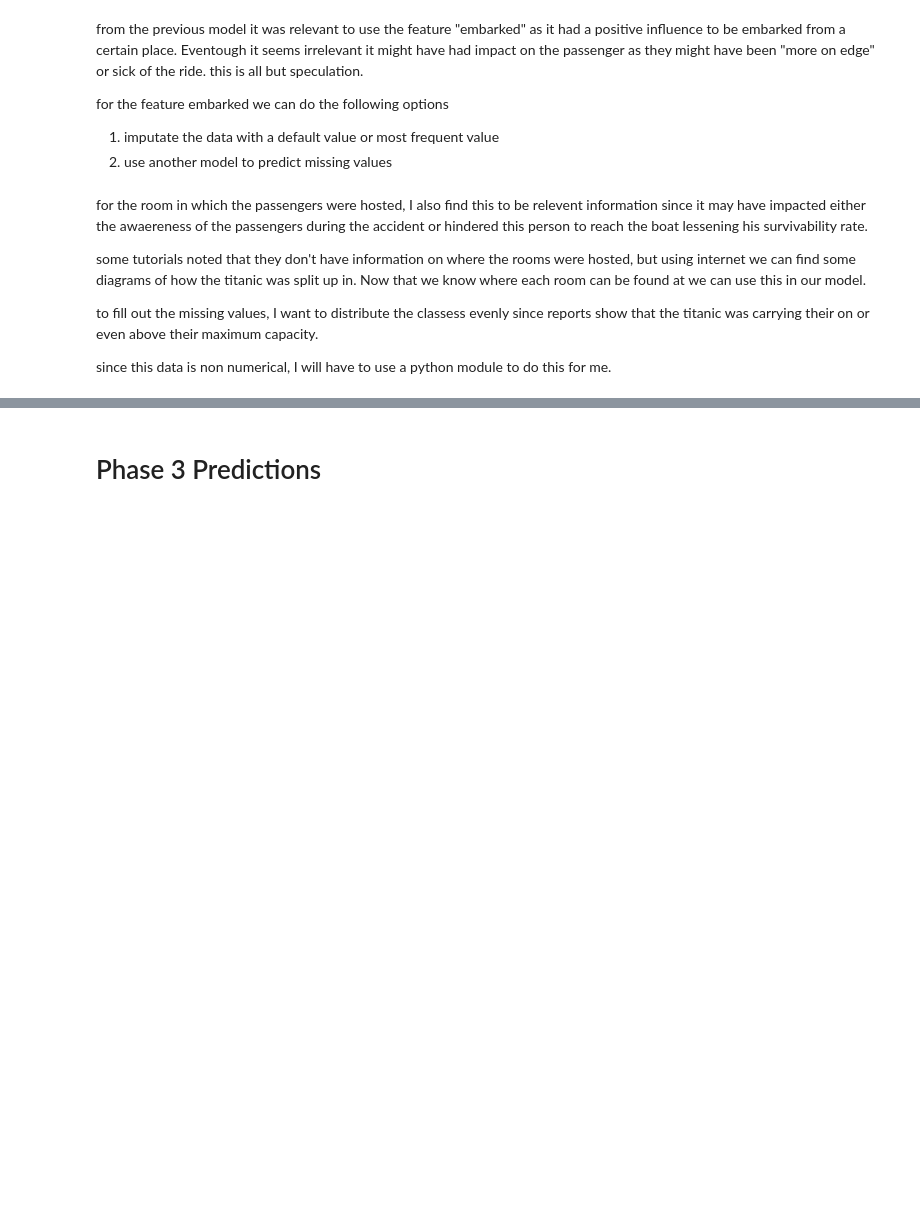
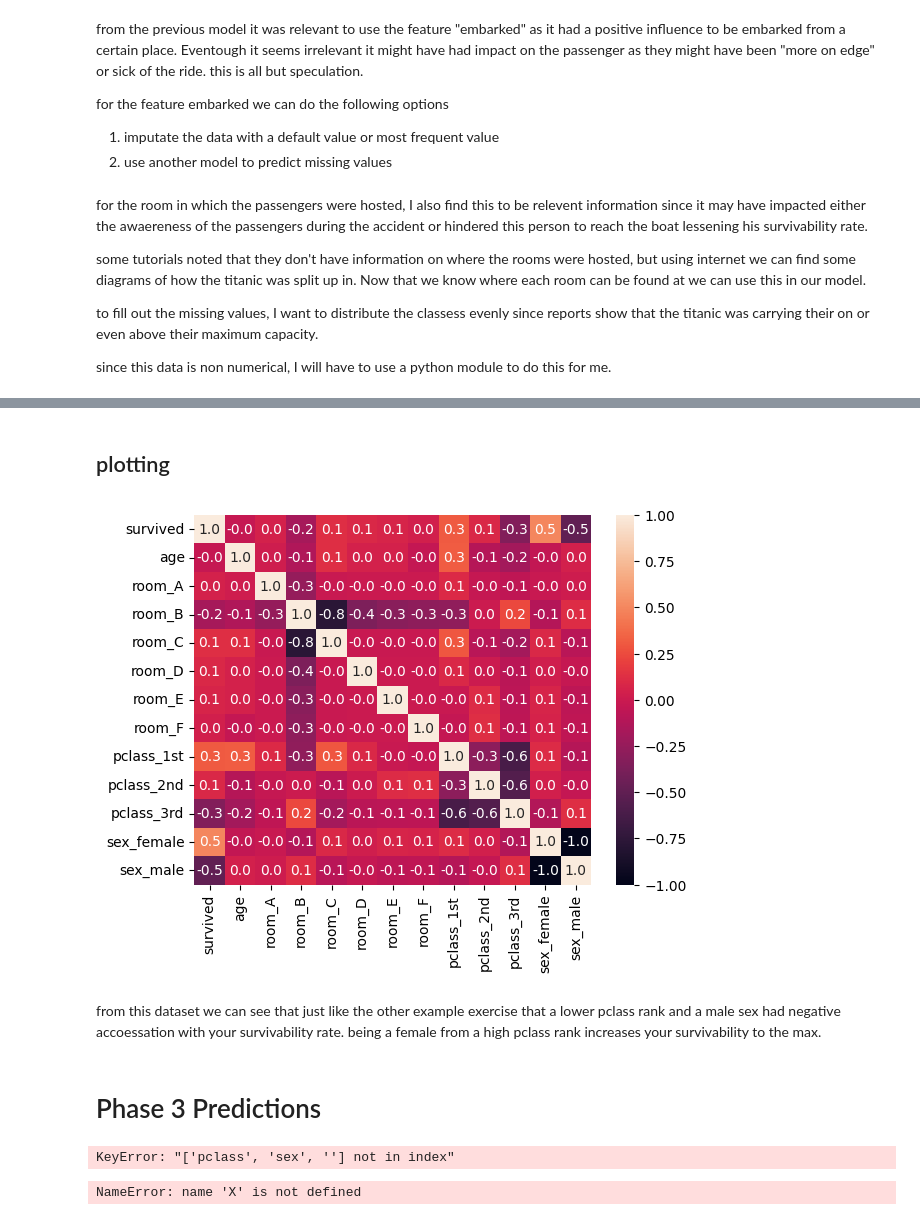
Before and after one commit to kerimcanguney/AI-Exercises, a Jupyter notebook: titanic/titanic 2.ipynb, the cells around one changed output, grey strips where cells are left out. Saved outputs shown, nothing was run; the diff lists cells and outputs as text; code cells hidden in the pictures; blank space fills up the shorter version.

```diff
--- a/titanic/titanic 2.ipynb
+++ b/titanic/titanic 2.ipynb
@@ -165,0 +156,4 @@ df
+# %%
+df = pandas.get_dummies(df, columns=['sex'])
+
+df.info()
@@ -166,2 +178,25 @@ df
+# %% [markdown]
+## plotting
+# %%
+correlations = df.corr()
+plot = seaborn.heatmap(correlations, cbar=True, annot=True, fmt=".1f")
+# %% [output]
+[figure, added]
+# %% [markdown]
+from this dataset we can see that just like the other example exercise that a lower pclass rank and a male sex had negative accoessation with your survivability rate. being a female from a high pclass rank increases your survivability to the max.
 # %% [markdown]
 # Phase 3 Predictions
+# %%
+features = ["pclass", "sex", "age", ""]
+target = "survived"
+
+X = df[features]
+y = df[target]
+# %% [output]
+KeyError: "['pclass', 'sex', ''] not in index"
+# %%
+from sklearn.model_selection import train_test_split
+X_train, X_test, y_train, y_test = train_test_split(X, y, test_size=.2)
+print("There are in total", len(X), "observations, of which", len(X_train), "are now in the train set, and", len(X_test), "in the test set.")
+# %% [output]
+NameError: name 'X' is not defined
```
Also changed, not shown: parts of 11 cells of this notebook.
